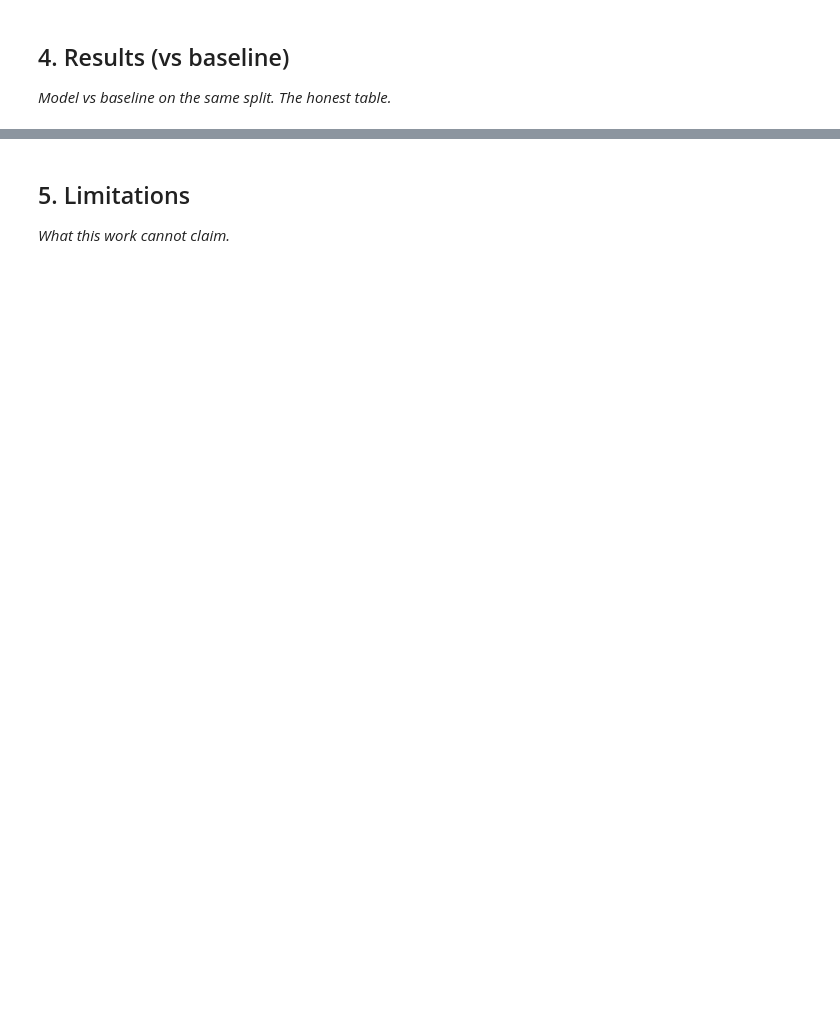
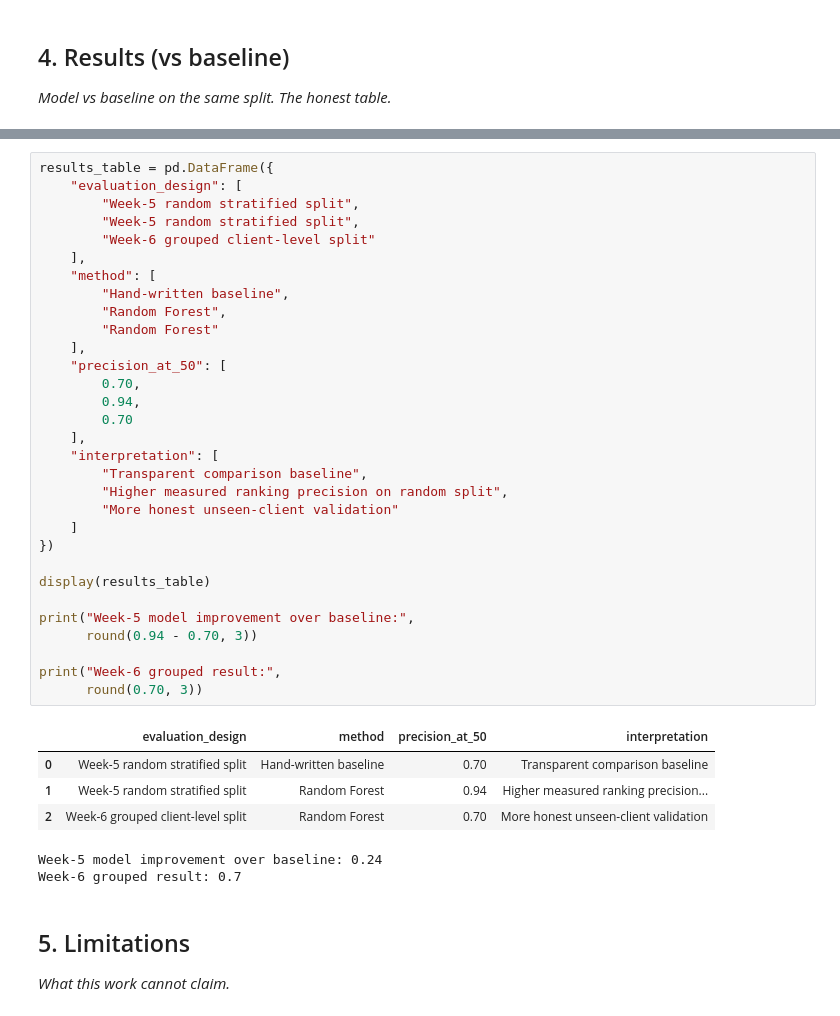
Before and after one commit to bilalahmed251/-ML-Search-Discovery, a Jupyter notebook: work/notebooks/capstone.ipynb, the cells around one changed output, grey strips where cells are left out. Saved outputs shown, nothing was run; the diff lists cells and outputs as text; blank space fills up the shorter version.

```diff
--- a/work/notebooks/capstone.ipynb
+++ b/work/notebooks/capstone.ipynb
@@ -25,3 +226,41 @@ This skeleton is yours to fill. Work the sections **in order** — each one has
+# %%
+results_table = pd.DataFrame({
+    "evaluation_design": [
+        "Week-5 random stratified split",
+        "Week-5 random stratified split",
+        "Week-6 grouped client-level split"
+    ],
+    "method": [
+        "Hand-written baseline",
+        "Random Forest",
+        "Random Forest"
+    ],
+    "precision_at_50": [
+        0.70,
+        0.94,
+        0.70
+    ],
+    "interpretation": [
+        "Transparent comparison baseline",
+        "Higher measured ranking precision on random split",
+        "More honest unseen-client validation"
+    ]
+})
+
+display(results_table)
+
+print("Week-5 model improvement over baseline:",
+      round(0.94 - 0.70, 3))
+
+print("Week-6 grouped result:",
+      round(0.70, 3))
+# %% [output]
+|  | evaluation_design | method | precision_at_50 | interpretation |
+| 0 | Week-5 random stratified split | Hand-written baseline | 0.70 | Transparent comparison baseline |
+| 1 | Week-5 random stratified split | Random Forest | 0.94 | Higher measured ranking precision... |
+| 2 | Week-6 grouped client-level split | Random Forest | 0.70 | More honest unseen-client validation |
+Week-5 model improvement over baseline: 0.24
+Week-6 grouped result: 0.7
 # %% [markdown]
 ## 5. Limitations
 
```
Also changed, not shown: parts of 13 cells of this notebook.
